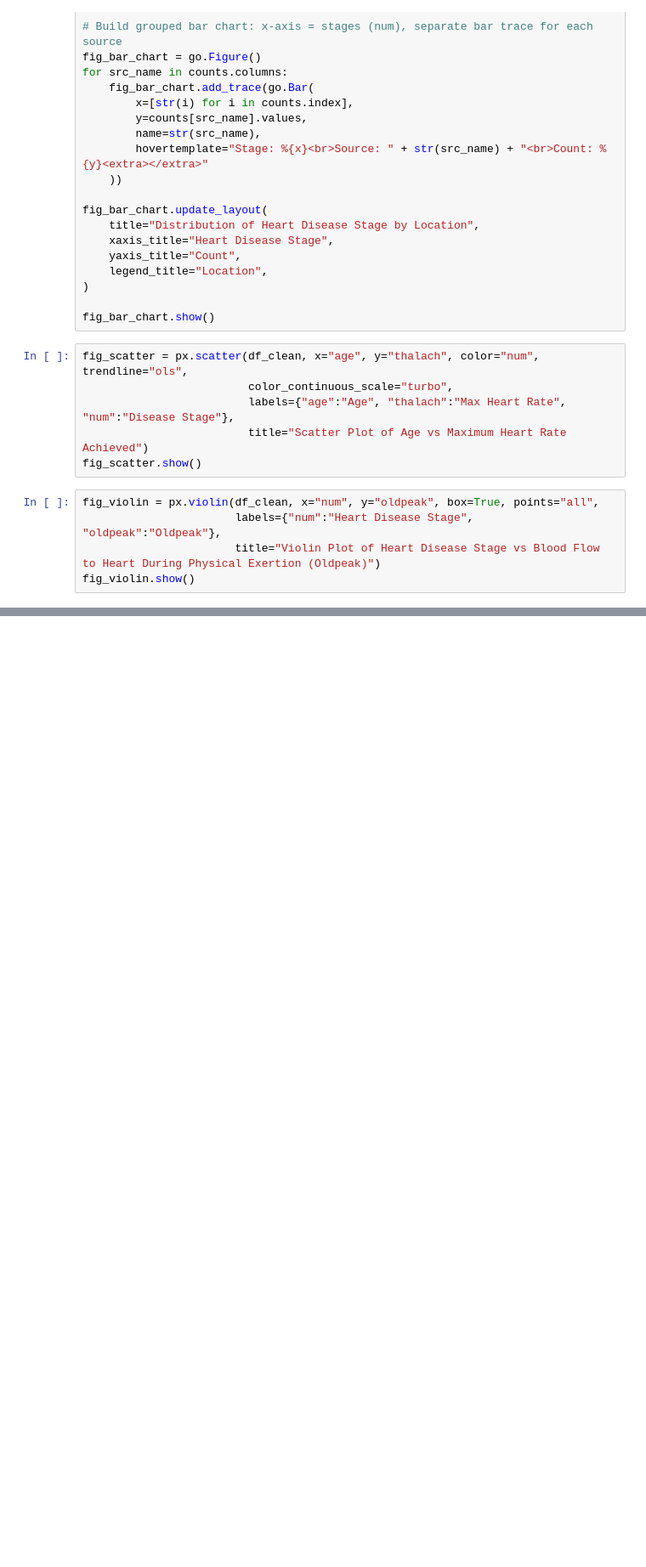
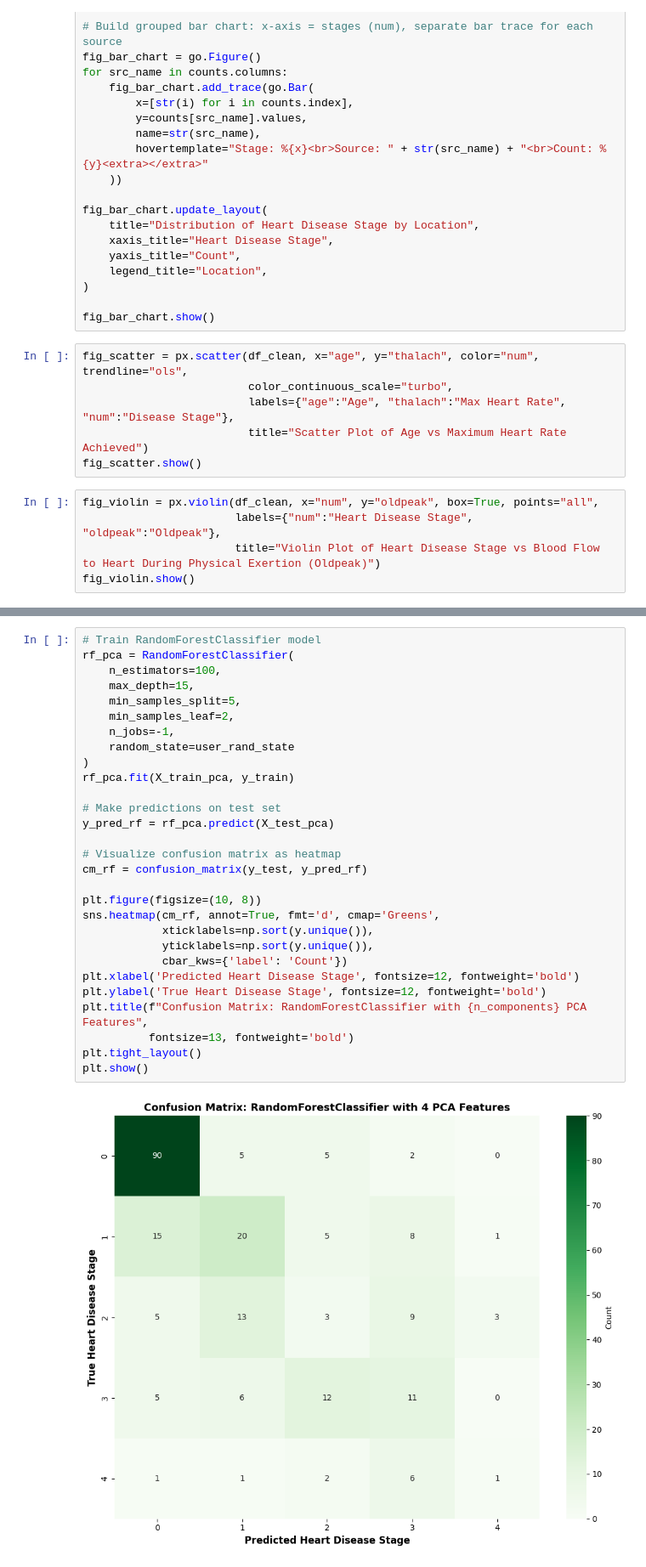
Before and after one commit to sharm152/cmse830_fds, a Jupyter notebook: heart_disease_Notebook.ipynb, the cells around one changed output, grey strips where cells are left out. Shown at 85% size. Drawn from its saved outputs; the diff is of its cells as text; blank space fills up the shorter version.

```diff
--- a/heart_disease_Notebook.ipynb
+++ b/heart_disease_Notebook.ipynb
@@ -603,0 +827,31 @@ fig_violin.show()
+# %%
+# Train RandomForestClassifier model
+rf_pca = RandomForestClassifier(
+    n_estimators=100,
+    max_depth=15,
+    min_samples_split=5,
+    min_samples_leaf=2,
+    n_jobs=-1,
+    random_state=user_rand_state
+)
+rf_pca.fit(X_train_pca, y_train)
+
+# Make predictions on test set
+y_pred_rf = rf_pca.predict(X_test_pca)
+
+# Visualize confusion matrix as heatmap
+cm_rf = confusion_matrix(y_test, y_pred_rf)
+
+plt.figure(figsize=(10, 8))
+sns.heatmap(cm_rf, annot=True, fmt='d', cmap='Greens',
+            xticklabels=np.sort(y.unique()),
+            yticklabels=np.sort(y.unique()),
+            cbar_kws={'label': 'Count'})
+plt.xlabel('Predicted Heart Disease Stage', fontsize=12, fontweight='bold')
+plt.ylabel('True Heart Disease Stage', fontsize=12, fontweight='bold')
+plt.title(f"Confusion Matrix: RandomForestClassifier with {n_components} PCA Features",
+          fontsize=13, fontweight='bold')
+plt.tight_layout()
+plt.show()
+# %% [output]
+[figure, added]
```
Also changed, not shown: parts of 34 cells of this notebook, 1 other file.
